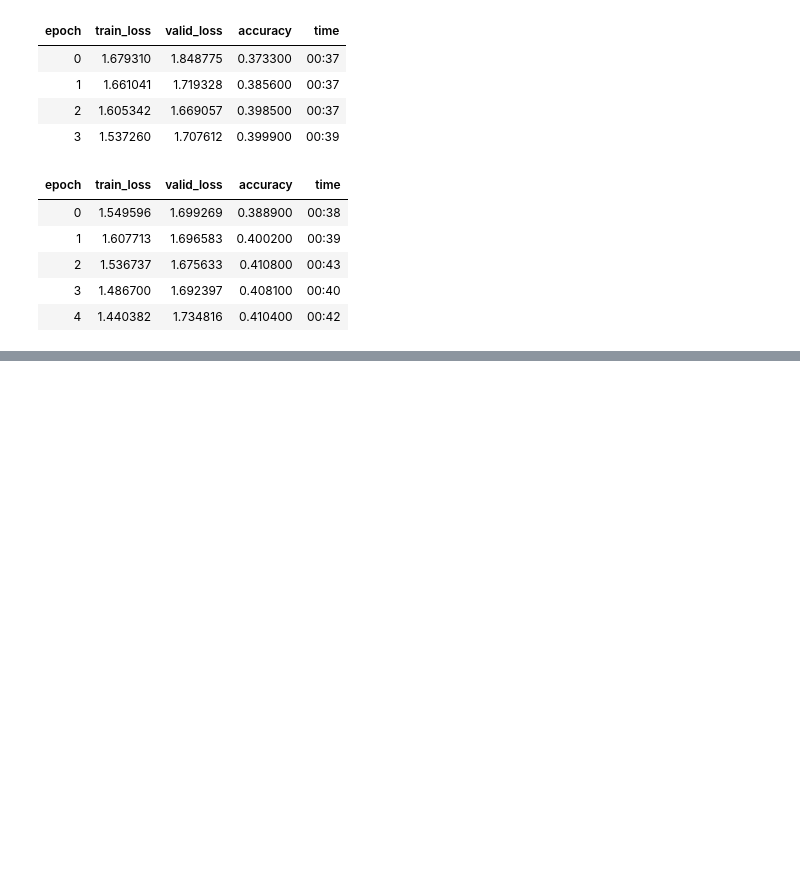
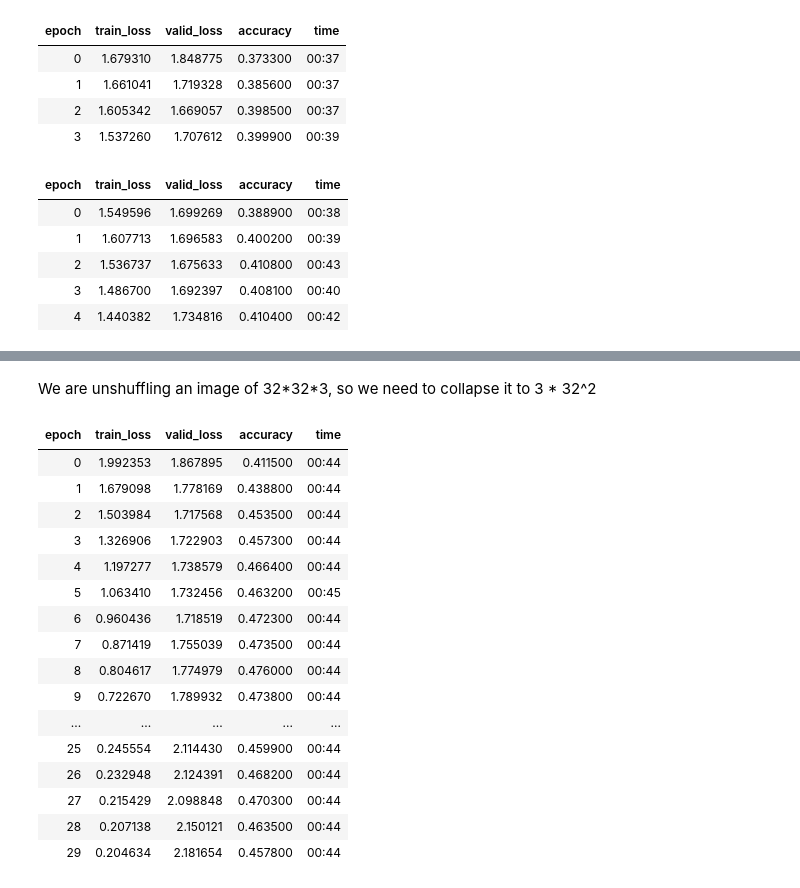
Before and after one commit to ngundotra/topology-research, a Jupyter notebook: GlobalShuffle-CIFAR10.ipynb, the cells around one changed output, grey strips where cells are left out. Cells and saved outputs as stored; diff of their text form; code cells hidden in the pictures; blank space fills up the shorter version.

Commit message:
save before tweaking GlobalShuffle

```diff
--- a/GlobalShuffle-CIFAR10.ipynb
+++ b/GlobalShuffle-CIFAR10.ipynb
@@ -409,0 +447,4 @@ resLearner.fit(30)
+# %% [markdown]
+We are unshuffling an image of 32\*32\*3, so we need to collapse it to 3 * 32^2
+# %%
+shuffledDataBunch = get_data(32, 256, with_shuffle=True)
@@ -409,0 +455,22 @@ resLearner.fit(30)
+# %%
+experiment0_learner = Learner(shuffledDataBunch, experiment0_arch, metrics=[accuracy])
+# %%
+experiment0_learner.fit(30)
+# %% [output]
+| epoch | train_loss | valid_loss | accuracy | time |
+| 0 | 1.992353 | 1.867895 | 0.411500 | 00:44 |
+| 1 | 1.679098 | 1.778169 | 0.438800 | 00:44 |
+| 2 | 1.503984 | 1.717568 | 0.453500 | 00:44 |
+| 3 | 1.326906 | 1.722903 | 0.457300 | 00:44 |
+| 4 | 1.197277 | 1.738579 | 0.466400 | 00:44 |
+| 5 | 1.063410 | 1.732456 | 0.463200 | 00:45 |
+| 6 | 0.960436 | 1.718519 | 0.472300 | 00:44 |
+| 7 | 0.871419 | 1.755039 | 0.473500 | 00:44 |
+| 8 | 0.804617 | 1.774979 | 0.476000 | 00:44 |
+| 9 | 0.722670 | 1.789932 | 0.473800 | 00:44 |
+| ... | ... | ... | ... | ... |
+| 25 | 0.245554 | 2.114430 | 0.459900 | 00:44 |
+| 26 | 0.232948 | 2.124391 | 0.468200 | 00:44 |
+| 27 | 0.215429 | 2.098848 | 0.470300 | 00:44 |
+| 28 | 0.207138 | 2.150121 | 0.463500 | 00:44 |
+| 29 | 0.204634 | 2.181654 | 0.457800 | 00:44 |
```
Also changed, not shown: parts of 14 cells of this notebook, 2 other files.
